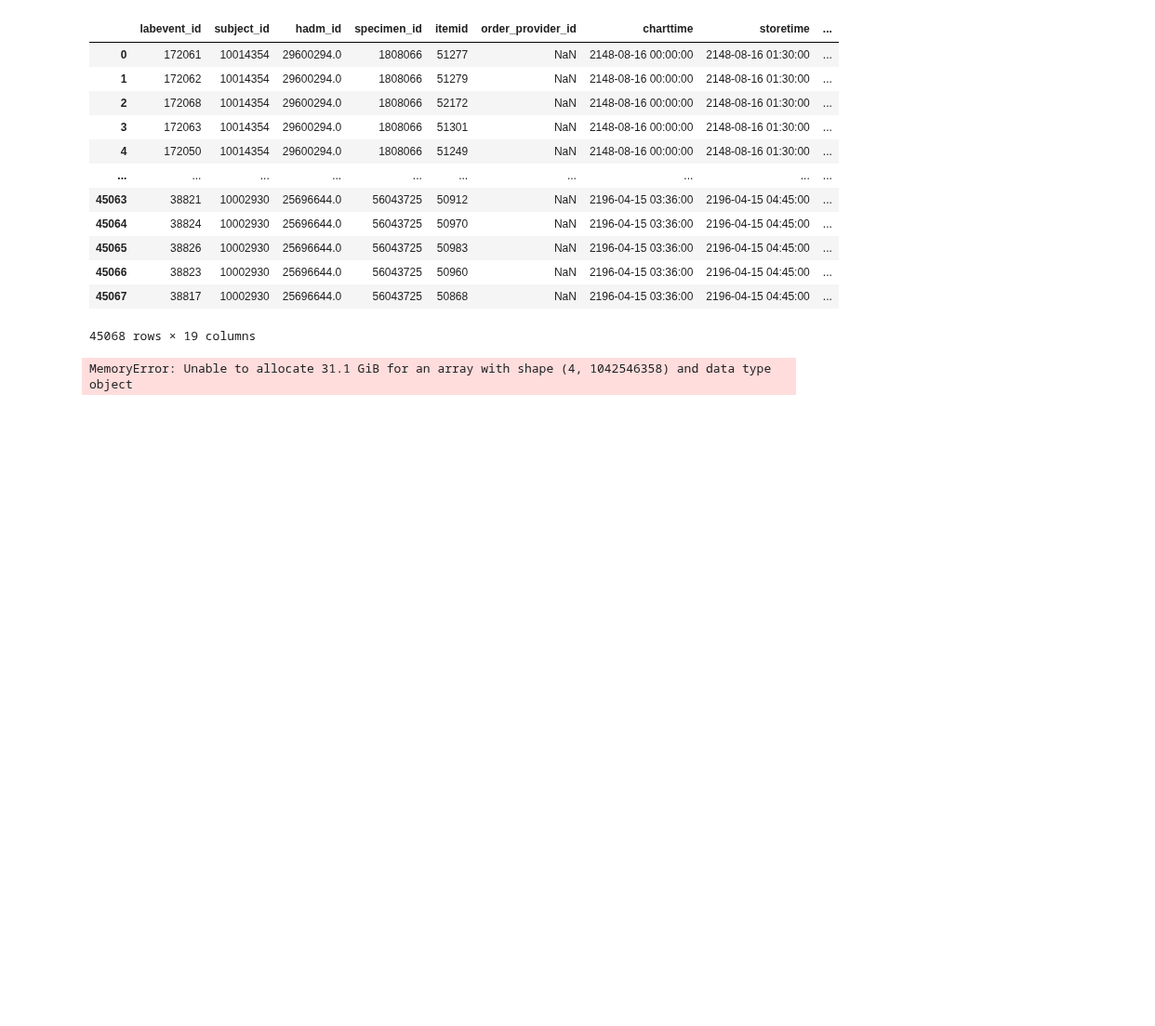
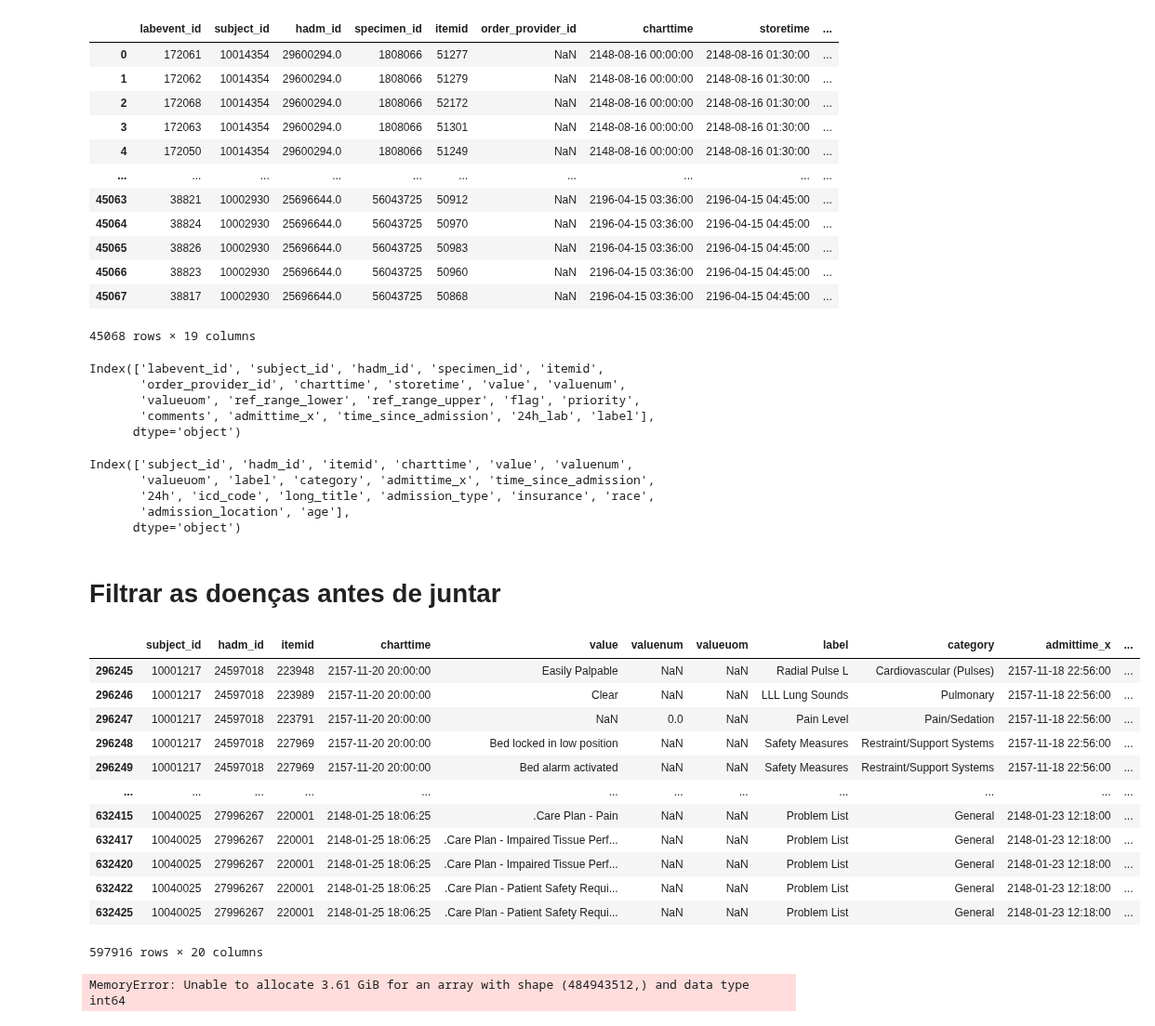
Before and after one commit to CatarinaCosta02/Master_Thesis, a Jupyter notebook: dataset_making/dataset.ipynb, the cells around one changed output. Shown at 93% size. Saved outputs shown, nothing was run; the diff lists cells and outputs as text; code cells hidden in the pictures; blank space fills up the shorter version.

```diff
--- a/dataset_making/dataset.ipynb
+++ b/dataset_making/dataset.ipynb
@@ -602,3 +618,19 @@ display(labevents_merged)
 45068 rows × 19 columns
 # %%
 labevents_24h = labevents_merged.merge(d_labitems[['itemid', 'label']], on='itemid', how='left')
+# %%
+print(labevents_24h.columns)
+# %% [output]
+Index(['labevent_id', 'subject_id', 'hadm_id', 'specimen_id', 'itemid',
+       'order_provider_id', 'charttime', 'storetime', 'value', 'valuenum',
+       'valueuom', 'ref_range_lower', 'ref_range_upper', 'flag', 'priority',
+       'comments', 'admittime_x', 'time_since_admission', '24h_lab', 'label'],
+      dtype='object')
+# %%
+print(df_complete.columns)
+# %% [output]
+Index(['subject_id', 'hadm_id', 'itemid', 'charttime', 'value', 'valuenum',
+       'valueuom', 'label', 'category', 'admittime_x', 'time_since_admission',
+       '24h', 'icd_code', 'long_title', 'admission_type', 'insurance', 'race',
+       'admission_location', 'age'],
+      dtype='object')
@@ -604,0 +645,3 @@ labevents_24h = labevents_merged.merge(d_labitems[['itemid', 'label']], on='item
+# %%
+df_complete = df_complete.sort_values(['subject_id', 'admittime_x'])
+df_complete['previous_admissions'] = df_complete.groupby('subject_id').cumcount()
@@ -605,14 +651,35 @@ labevents_24h = labevents_merged.merge(d_labitems[['itemid', 'label']], on='item
+# %% [markdown]
+# Filtrar as doenças antes de juntar
+# %%
+codes_stick = ['4019', 'E785', '2724', 'E039', 'Z794', 'Z87891']
+df_filtered = df_complete[df_complete['icd_code'].isin(codes_stick)]
+# %%
+display(df_filtered)
+# %% [output]
+|  | subject_id | hadm_id | itemid | charttime | value | valuenum | valueuom | label | category | admittime_x | ... |
+| 296245 | 10001217 | 24597018 | 223948 | 2157-11-20 20:00:00 | Easily Palpable | NaN | NaN | Radial Pulse L | Cardiovascular (Pulses) | 2157-11-18 22:56:00 | ... |
+| 296246 | 10001217 | 24597018 | 223989 | 2157-11-20 20:00:00 | Clear | NaN | NaN | LLL Lung Sounds | Pulmonary | 2157-11-18 22:56:00 | ... |
+| 296247 | 10001217 | 24597018 | 223791 | 2157-11-20 20:00:00 | NaN | 0.0 | NaN | Pain Level | Pain/Sedation | 2157-11-18 22:56:00 | ... |
+| 296248 | 10001217 | 24597018 | 227969 | 2157-11-20 20:00:00 | Bed locked in low position | NaN | NaN | Safety Measures | Restraint/Support Systems | 2157-11-18 22:56:00 | ... |
+| 296249 | 10001217 | 24597018 | 227969 | 2157-11-20 20:00:00 | Bed alarm activated | NaN | NaN | Safety Measures | Restraint/Support Systems | 2157-11-18 22:56:00 | ... |
+| ... | ... | ... | ... | ... | ... | ... | ... | ... | ... | ... | ... |
+| 632415 | 10040025 | 27996267 | 220001 | 2148-01-25 18:06:25 | .Care Plan - Pain | NaN | NaN | Problem List | General | 2148-01-23 12:18:00 | ... |
+| 632417 | 10040025 | 27996267 | 220001 | 2148-01-25 18:06:25 | .Care Plan - Impaired Tissue Perf... | NaN | NaN | Problem List | General | 2148-01-23 12:18:00 | ... |
+| 632420 | 10040025 | 27996267 | 220001 | 2148-01-25 18:06:25 | .Care Plan - Impaired Tissue Perf... | NaN | NaN | Problem List | General | 2148-01-23 12:18:00 | ... |
+| 632422 | 10040025 | 27996267 | 220001 | 2148-01-25 18:06:25 | .Care Plan - Patient Safety Requi... | NaN | NaN | Problem List | General | 2148-01-23 12:18:00 | ... |
+| 632425 | 10040025 | 27996267 | 220001 | 2148-01-25 18:06:25 | .Care Plan - Patient Safety Requi... | NaN | NaN | Problem List | General | 2148-01-23 12:18:00 | ... |
+597916 rows × 20 columns
 # %%
-df_complete_with_labs = df_complete.merge(
+df_complete_with_labs = df_filtered.merge(
     labevents_24h,
     on=['subject_id', 'hadm_id'],
-    how='outer',  # ou 'inner' se quiser manter só intersecção
+    how='left',  # ou 'inner' se quiser manter só intersecção
     suffixes=('_chartevent', '_labevent')
 )
 
 display(df_complete_with_labs)
 # %% [output]
-MemoryError: Unable to allocate 31.1 GiB for an array with shape (4, 1042546358) and data type object
+MemoryError: Unable to allocate 3.61 GiB for an array with shape (484943512,) and data type int64
 # %%
 print(df_complete_with_labs.columns)
 # %%
```
Also changed, not shown: parts of 4 cells of this notebook.
